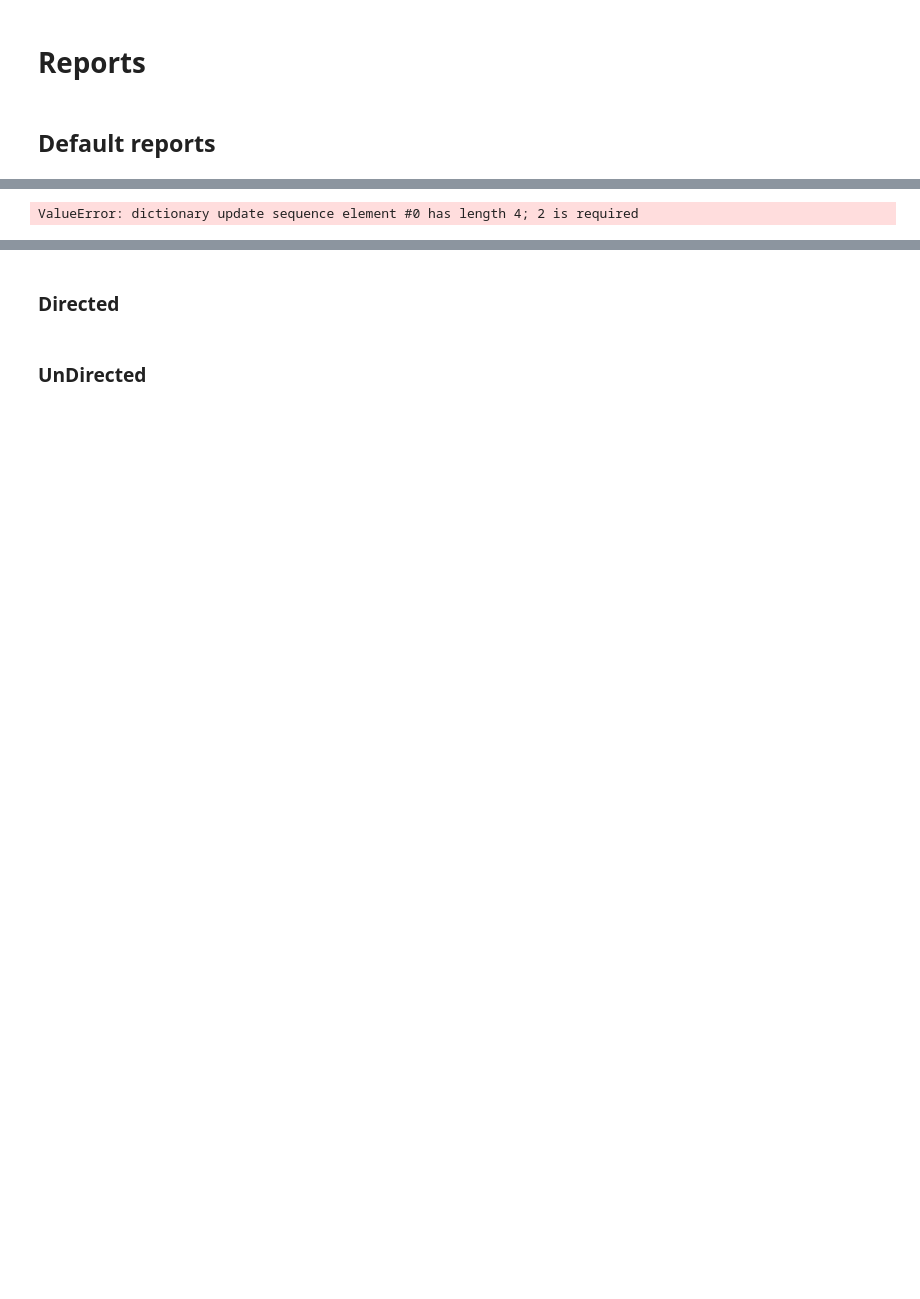
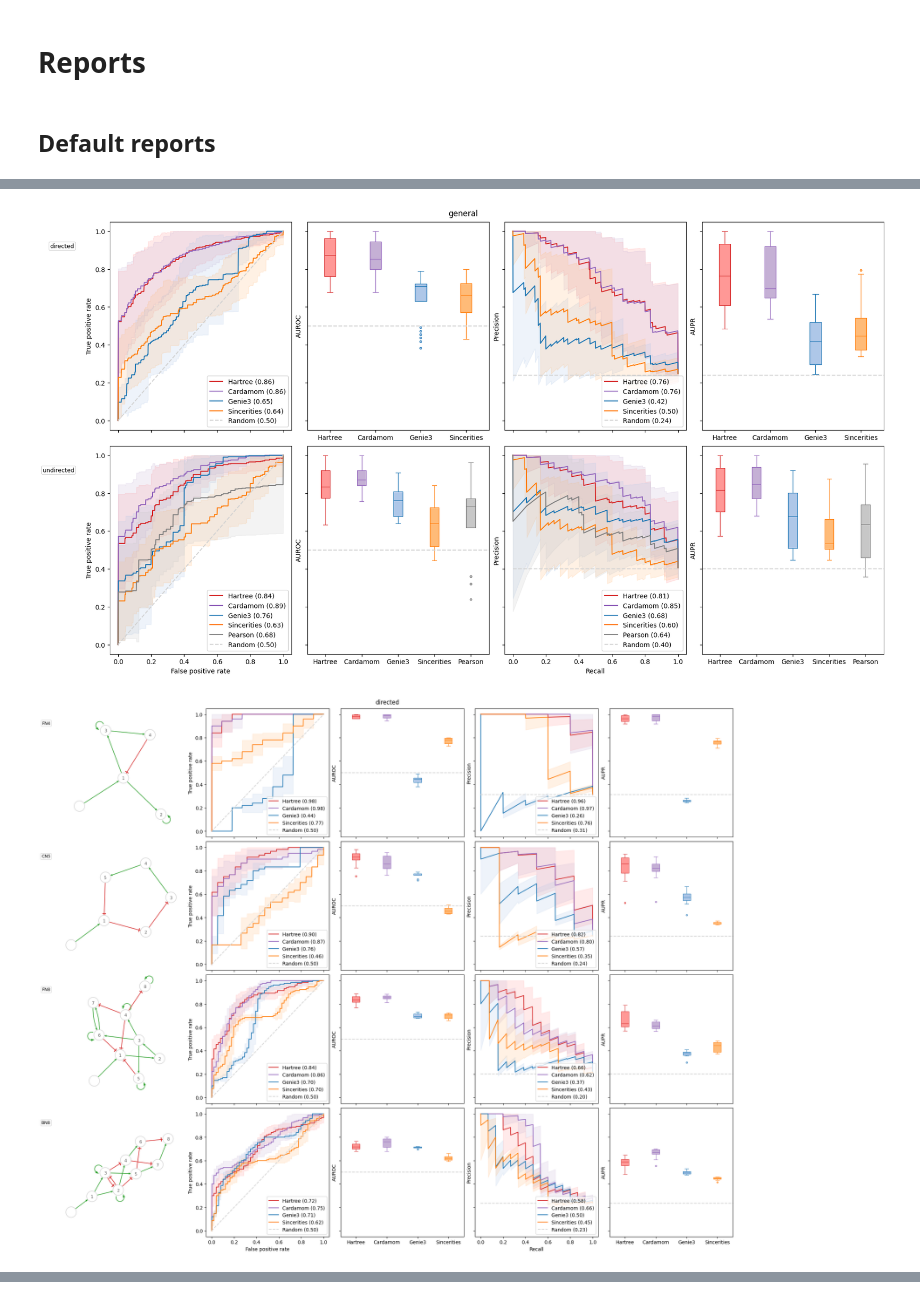
Before and after one commit to harissa-framework/benchmark, a Jupyter notebook: notebooks/reports.ipynb, the cells around one changed output, grey strips where cells are left out. Drawn from its saved outputs; the diff is of its cells as text; code cells hidden in the pictures; blank space fills up the shorter version.

```diff
--- a/notebooks/reports.ipynb
+++ b/notebooks/reports.ipynb
@@ -35,15 +42,29 @@ for fname, fig in zip(fnames, figs):
 # %%
+networks_order = [
+    'FN4',
+    'CN5',
+    'FN8',
+    'BN8'
+]
 
-order = [
+inferences_order = [
     'Hartree',
     'Cardamom',
-    # 'Genie3',
-    # 'Sincerities',
+    'Genie3',
+    'Sincerities',
     'Pearson',
 ]
-# reordering
-reordered_benchmark= dict(sorted(benchmark.as_dict().items()))
-# for key, value in scores.items():
-#     scores[key] = {k:value[k] for k in order}
+
+
+figs = plot_benchmark(
+    benchmark,
+    networks_order,
+    inferences_order,
+    show_networks
+)
+
+for fig in figs:
+    fig.show(warn=False)
 # %% [output]
-ValueError: dictionary update sequence element #0 has length 4; 2 is required
+[figure, added]
+[figure, added]
@@ -50,2 +71,0 @@ ValueError: dictionary update sequence element #0 has length 4; 2 is required
-# %% [markdown]
-### Directed
@@ -55,2 +71,0 @@ fig.savefig('../custom_directed.pdf')
-# %% [markdown]
-### UnDirected
```
Also changed, not shown: parts of 7 cells of this notebook, 1 other file.
